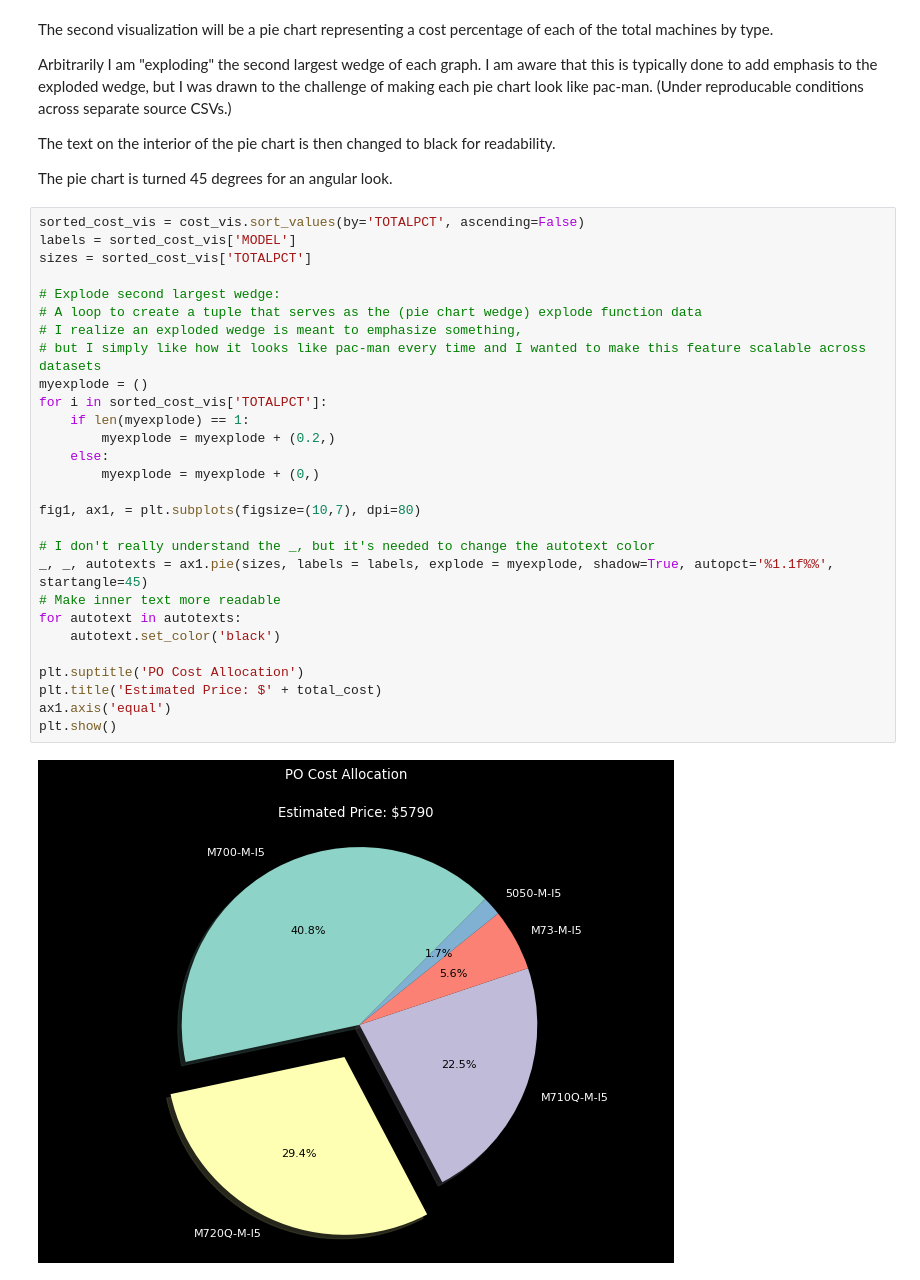
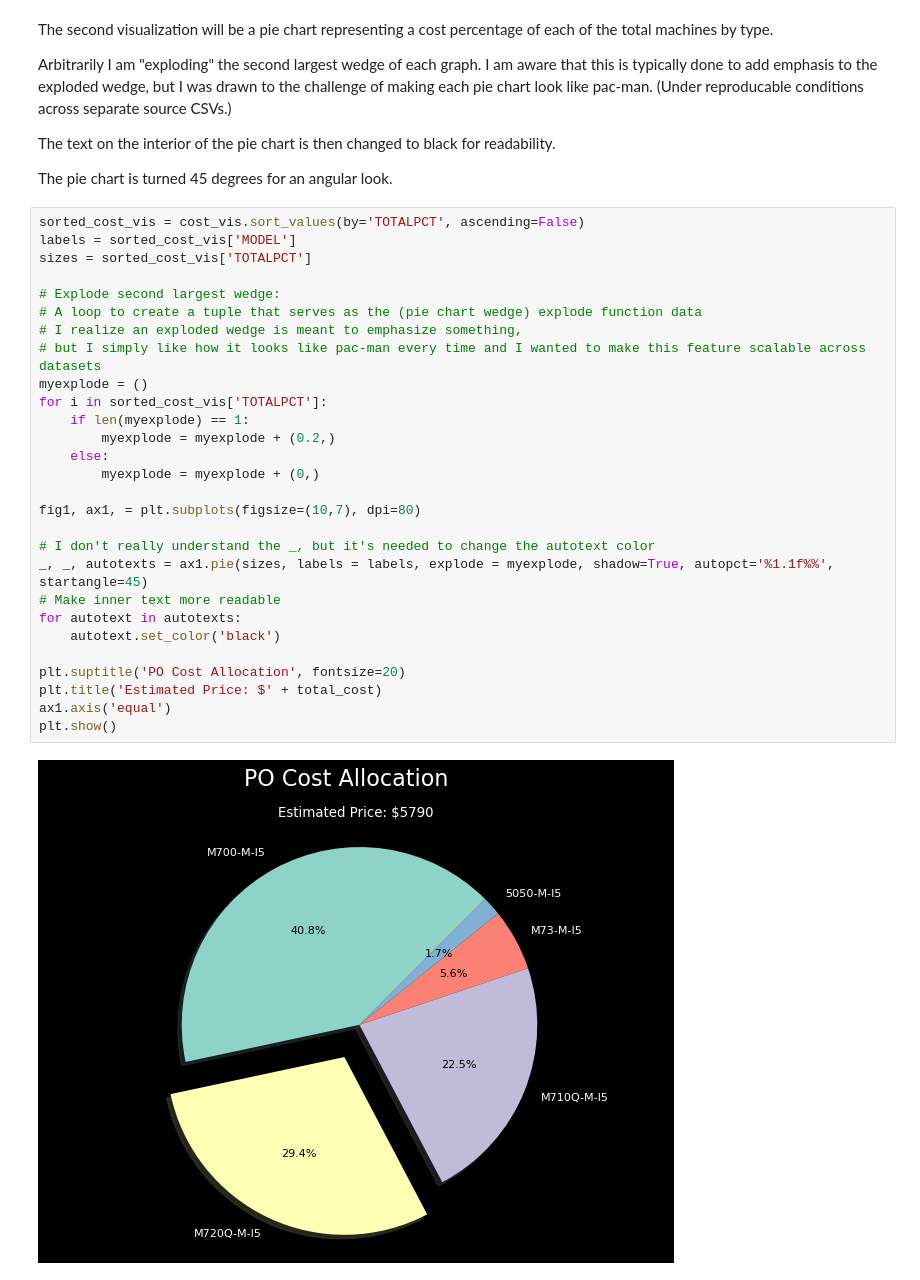
Before and after one commit to keith-flynn/machines-received, a Jupyter notebook: machines-received.ipynb, the cells around one changed output. Saved outputs shown, nothing was run; the diff lists cells and outputs as text.

```diff
--- a/machines-received.ipynb
+++ b/machines-received.ipynb
@@ -359,30 +360,30 @@ The pie chart is turned 45 degrees for an angular look.
 # %%
 sorted_cost_vis = cost_vis.sort_values(by='TOTALPCT', ascending=False)
 labels = sorted_cost_vis['MODEL']
 sizes = sorted_cost_vis['TOTALPCT']
 
 # Explode second largest wedge:
 # A loop to create a tuple that serves as the (pie chart wedge) explode function data
 # I realize an exploded wedge is meant to emphasize something,
 # but I simply like how it looks like pac-man every time and I wanted to make this feature scalable across datasets
 myexplode = ()
 for i in sorted_cost_vis['TOTALPCT']:
     if len(myexplode) == 1:
         myexplode = myexplode + (0.2,)
     else:
         myexplode = myexplode + (0,)
 
 fig1, ax1, = plt.subplots(figsize=(10,7), dpi=80)
 
 # I don't really understand the _, but it's needed to change the autotext color
 _, _, autotexts = ax1.pie(sizes, labels = labels, explode = myexplode, shadow=True, autopct='%1.1f%%', startangle=45)
 # Make inner text more readable
 for autotext in autotexts:
     autotext.set_color('black')
 
-plt.suptitle('PO Cost Allocation')
+plt.suptitle('PO Cost Allocation', fontsize=20)
 plt.title('Estimated Price: $' + total_cost)
 ax1.axis('equal')
 plt.show()
 # %% [output]
-[figure, old version]
+[figure, new version]
```
Also changed, not shown: parts of 1 cell of this notebook, 1 other file.
